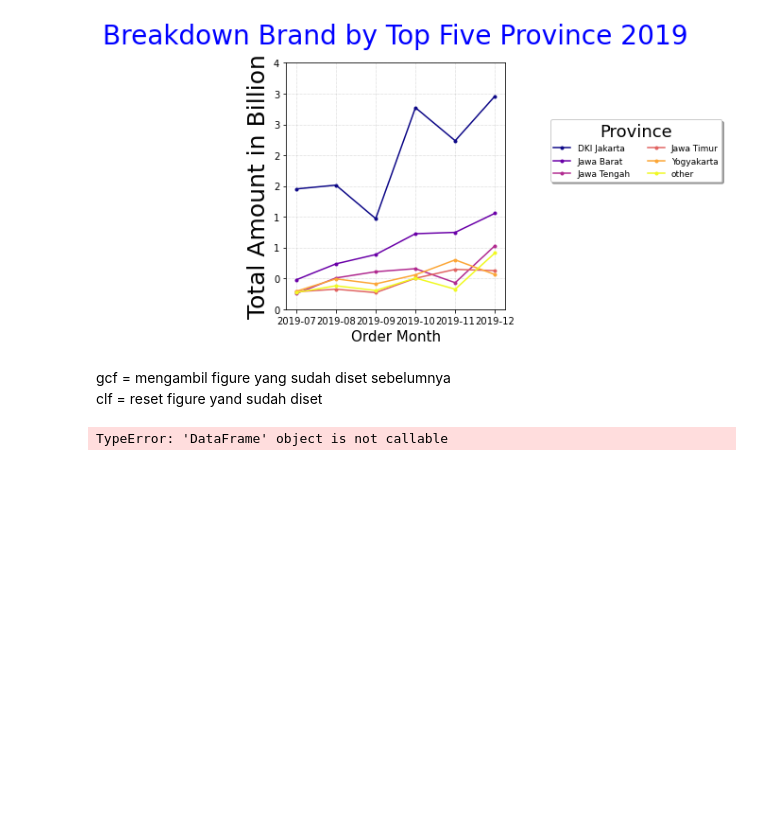
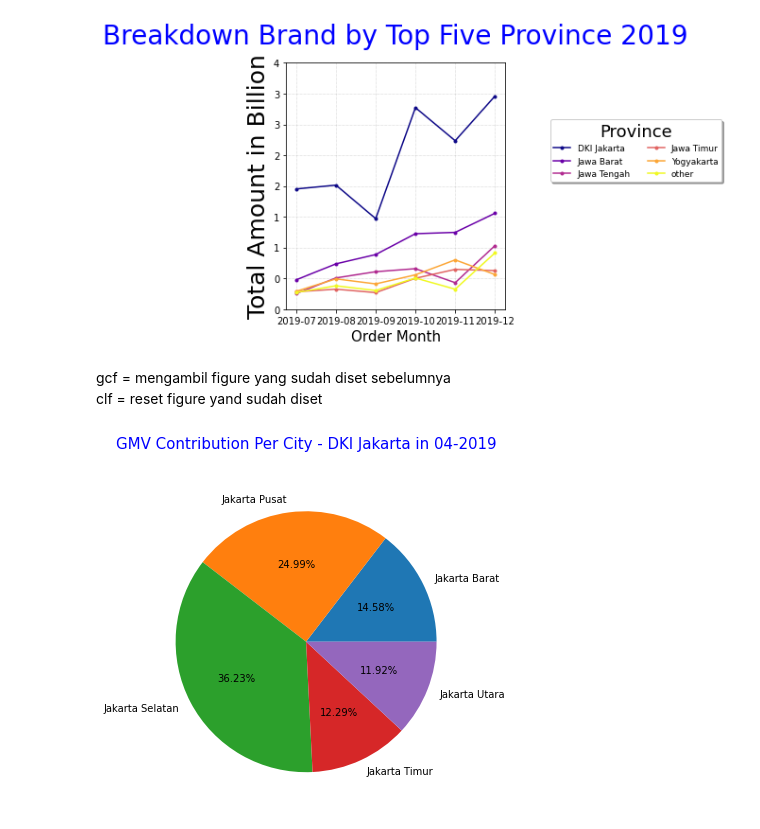
Before and after one commit to rudimediaz/dqlabs-livesession-6, a Jupyter notebook: ep-2.ipynb, the cells around one changed output. Saved outputs shown, nothing was run; the diff lists cells and outputs as text; code cells hidden in the pictures; blank space fills up the shorter version.

```diff
--- a/ep-2.ipynb
+++ b/ep-2.ipynb
@@ -79,7 +79,7 @@ plt.show()
 # %% [output]
 [figure]
 # %%
-df2 = pd.read_csv('https://dqlab-dataset.s3-ap-southeast-1.amazonaws.com/retail_raw_reduced.csv')
+df2 = pd.read_csv('retail_raw_reduced.csv')
 df2
 # %% [output]
 |  | order_id | order_date | customer_id | city | province | product_id | brand | quantity | item_price |
@@ -188,12 +188,12 @@ clf = reset figure yand sudah diset
 # %%
 #pie chart
 #visualisasi data untuk mempresentasikan hasil perbandingan dari datasset bisa percentage, bisa variabel
 
-df_dki_q4 = df2(df2['province'] == 'DKI Jakarta') & (df2['month']>='2019-10')
+df_dki_q4 = df2[(df2['province'] == 'DKI Jakarta') & (df2['month']>='2019-10')]
 gmv_per_city_q4 = df_dki_q4.groupby('city')['gmv'].sum().reset_index()
 plt.figure(figsize=(6,6))
-plt.pie(gmv_per_city_q4['gmv'], label=gmv_per_city_q4['city'], autopct='%1.2f%%')
+plt.pie(gmv_per_city_q4['gmv'], labels=gmv_per_city_q4['city'], autopct='%1.2f%%')
 plt.title('GMV Contribution Per City - DKI Jakarta in 04-2019', loc='center', pad=30, fontsize=15, color='blue')
 plt.show()
 # %% [output]
-TypeError: 'DataFrame' object is not callable
+[figure, added]
```
Also changed, not shown: 1 other file.
